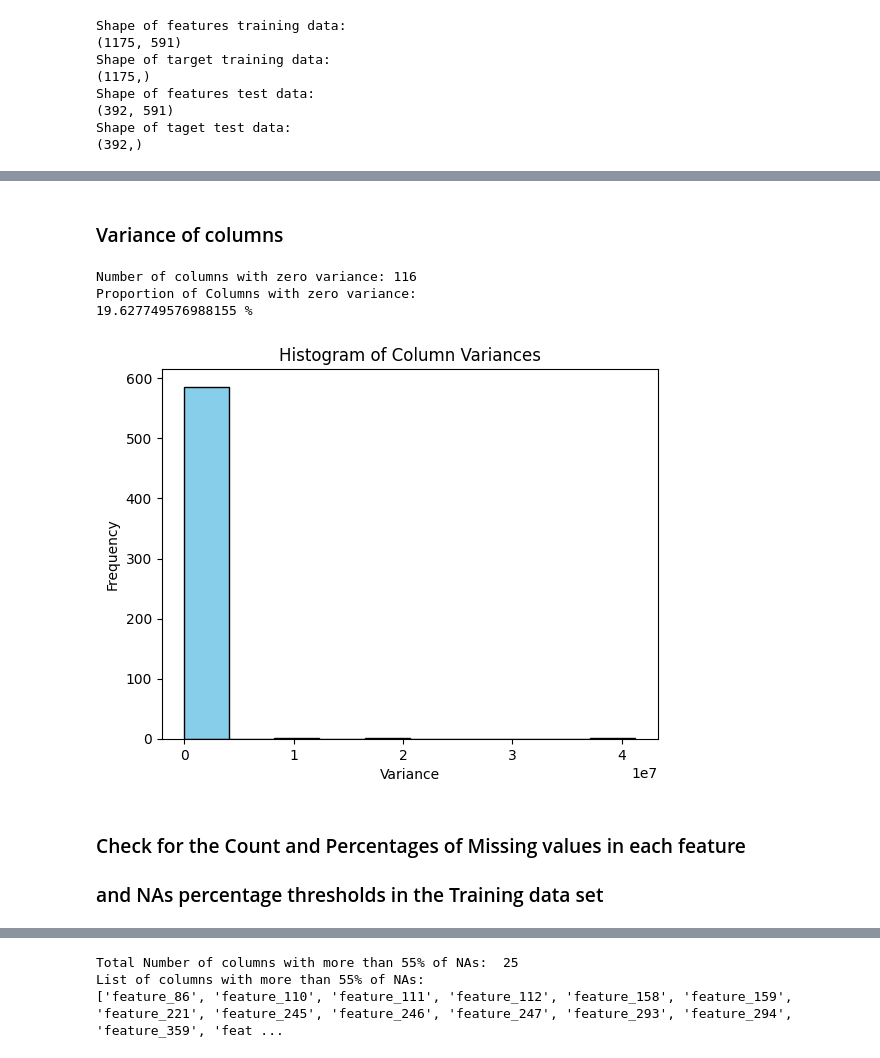
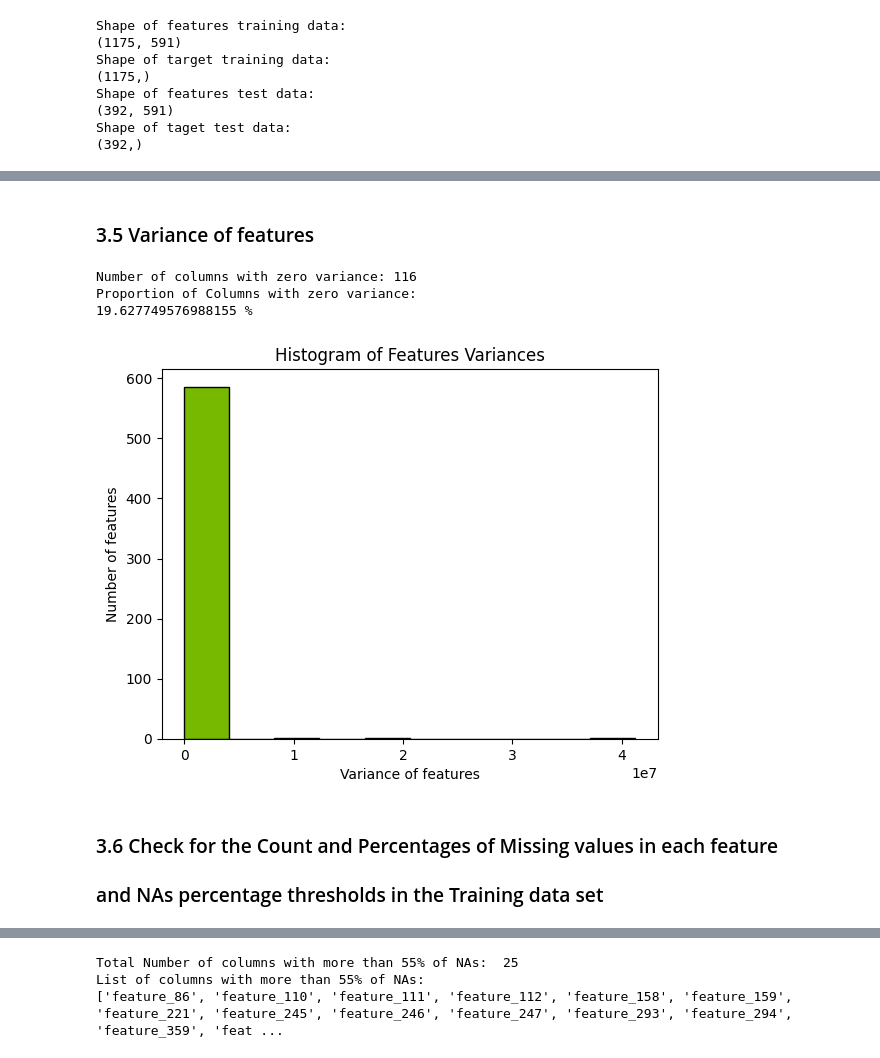
Before and after one commit to HayateSato/SECOM_Project, a Jupyter notebook: secom_file_draft_Majeed.ipynb, the cells around one changed output, grey strips where cells are left out. Cells and saved outputs as stored; diff of their text form; code cells hidden in the pictures.

```diff
--- a/secom_file_draft_Majeed.ipynb
+++ b/secom_file_draft_Majeed.ipynb
@@ -587,35 +551,35 @@ Distribution of target values in test data:
 # %% [markdown]
-### Variance of columns
+### 3.5 Variance of features
 # %%
 # Convert X_train data to Pandas df
 X_train_df = pd.DataFrame(X_train, columns=f_column_names)
 # Calculate the variance of each column
 column_variances = X_train_df.var()
 
 # Subset the columns with zero variance
 zero_variance_columns = column_variances[column_variances == 0].index.tolist()
 
 # Print the columns with zero variance
 print("Number of columns with zero variance:", len(zero_variance_columns))
 
 print("Proportion of Columns with zero variance:")
 
 print(len(zero_variance_columns)/len(X_train_df.columns)*100, "%")
 
 #plot histogam of variance
 
-plt.hist(column_variances, bins=10, color='skyblue', edgecolor='black')
-plt.title('Histogram of Column Variances')
-plt.xlabel('Variance')
-plt.ylabel('Frequency')
+plt.hist(column_variances, bins=10, color='#76B900', edgecolor='black')
+plt.title('Histogram of Features Variances')
+plt.xlabel('Variance of features')
+plt.ylabel('Number of features')
 plt.show()
 # %% [output]
 Number of columns with zero variance: 116
 Proportion of Columns with zero variance:
 19.627749576988155 %
-[figure, old version]
+[figure, new version]
 # %% [markdown]
-###  Check for the Count and Percentages of Missing values in each feature
+### 3.6 Check for the Count and Percentages of Missing values in each feature
 ### and NAs percentage thresholds in the Training data set
 # %%
 # Draw an Inversed Pareto chart to determine threshold of NAs percentages per column in Training data
```
Also changed, not shown: parts of 52 cells of this notebook.
